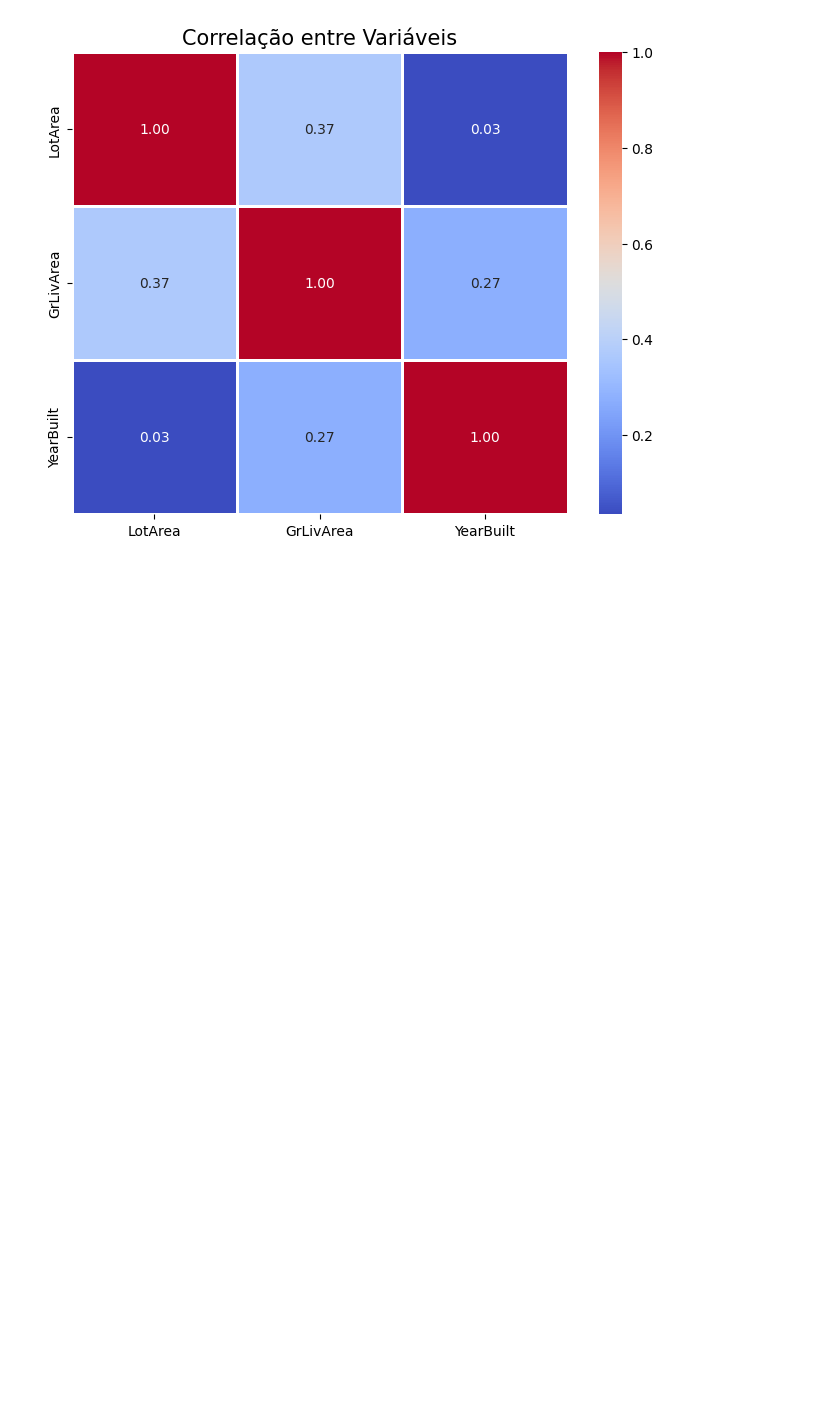
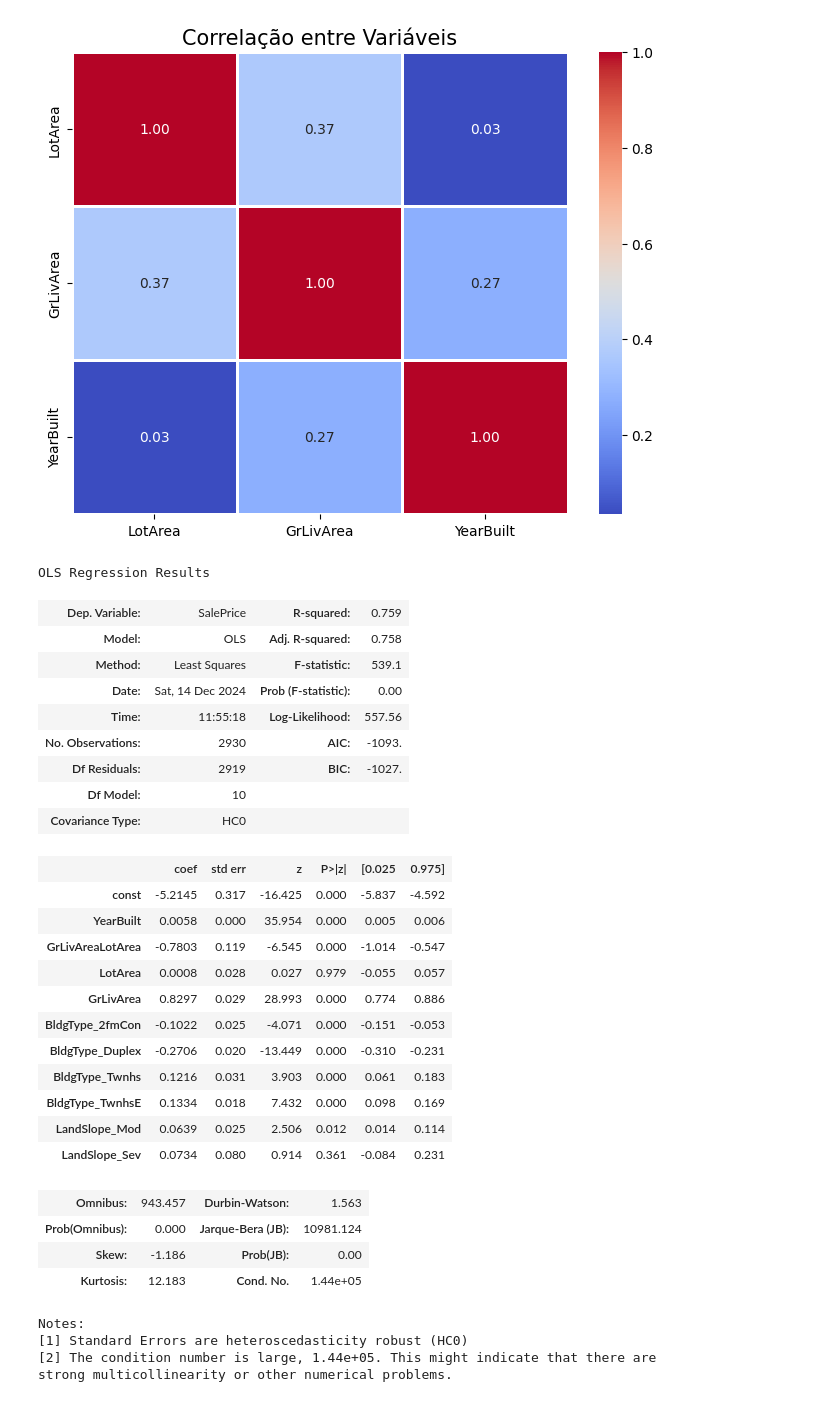
Before and after one commit to fernandosola/202412_aedi_regressao, a Jupyter notebook: notebooks/analise.ipynb, the cells around one changed output. Cells and saved outputs as stored; diff of their text form; code cells hidden in the pictures; blank space fills up the shorter version.

```diff
--- a/notebooks/analise.ipynb
+++ b/notebooks/analise.ipynb
@@ -1340,0 +1175,70 @@ print()
+# %%
+from sklearn.preprocessing import StandardScaler, MinMaxScaler
+standard_scaler = StandardScaler()
+min_max_scaler = MinMaxScaler()
+
+###
+# teste com apenas log
+###
+y = np.log(df['SalePrice'])
+df['GrLivAreaLotArea'] = df['GrLivArea'] / df['LotArea']
+x_continuas = np.log(df[['LotArea','GrLivArea']])
+x = pd.concat([df[['YearBuilt','GrLivAreaLotArea']], x_continuas, bldg_type_dummies, land_slope_dummies], axis=1).astype(float)
+x_with_constant = sm.add_constant(x)
+
+###
+# teste com scaler
+###
+# y = np.log(df['SalePrice'])
+# x_normalizado = standard_scaler.fit_transform(df[['YearBuilt']])
+# x_normalizado = pd.DataFrame(x_normalizado, columns=['YearBuilt'])
+# x_continuas = np.log(df[['LotArea', 'GrLivArea']])
+# x = pd.concat([x_normalizado, x_continuas, bldg_type_dummies, land_slope_dummies], axis=1).astype(float)
+# x_with_constant = sm.add_constant(x)
+
+###
+# teste com scaler
+###
+# y = np.log(df['SalePrice'])
+# x_normalizado = min_max_scaler.fit_transform(df[['YearBuilt']])
+# x_normalizado = pd.DataFrame(x_normalizado, columns=['YearBuilt'])
+# x_continuas = np.log(df[['LotArea', 'GrLivArea']])
+# x = pd.concat([x_normalizado, x_continuas, bldg_type_dummies, land_slope_dummies], axis=1).astype(float)
+# x_with_constant = sm.add_constant(x)
+
+lm_robusto = sm.OLS(y, x_with_constant, missing='drop').fit(cov_type='HC0')
+predictions = lm_robusto.predict(x_with_constant)
+# print(list(predictions)[:5])
+
+lm_robusto.summary()
+# %% [output]
+OLS Regression Results
+| Dep. Variable: | SalePrice | R-squared: | 0.759 |
+| Model: | OLS | Adj. R-squared: | 0.758 |
+| Method: | Least Squares | F-statistic: | 539.1 |
+| Date: | Sat, 14 Dec 2024 | Prob (F-statistic): | 0.00 |
+| Time: | 11:55:18 | Log-Likelihood: | 557.56 |
+| No. Observations: | 2930 | AIC: | -1093. |
+| Df Residuals: | 2919 | BIC: | -1027. |
+| Df Model: | 10 |  |  |
+| Covariance Type: | HC0 |  |  |
+|  | coef | std err | z | P>|z| | [0.025 | 0.975] |
+| const | -5.2145 | 0.317 | -16.425 | 0.000 | -5.837 | -4.592 |
+| YearBuilt | 0.0058 | 0.000 | 35.954 | 0.000 | 0.005 | 0.006 |
+| GrLivAreaLotArea | -0.7803 | 0.119 | -6.545 | 0.000 | -1.014 | -0.547 |
+| LotArea | 0.0008 | 0.028 | 0.027 | 0.979 | -0.055 | 0.057 |
+| GrLivArea | 0.8297 | 0.029 | 28.993 | 0.000 | 0.774 | 0.886 |
+| BldgType_2fmCon | -0.1022 | 0.025 | -4.071 | 0.000 | -0.151 | -0.053 |
+| BldgType_Duplex | -0.2706 | 0.020 | -13.449 | 0.000 | -0.310 | -0.231 |
+| BldgType_Twnhs | 0.1216 | 0.031 | 3.903 | 0.000 | 0.061 | 0.183 |
+| BldgType_TwnhsE | 0.1334 | 0.018 | 7.432 | 0.000 | 0.098 | 0.169 |
+| LandSlope_Mod | 0.0639 | 0.025 | 2.506 | 0.012 | 0.014 | 0.114 |
+| LandSlope_Sev | 0.0734 | 0.080 | 0.914 | 0.361 | -0.084 | 0.231 |
+| Omnibus: | 943.457 | Durbin-Watson: | 1.563 |
+| Prob(Omnibus): | 0.000 | Jarque-Bera (JB): | 10981.124 |
+| Skew: | -1.186 | Prob(JB): | 0.00 |
+| Kurtosis: | 12.183 | Cond. No. | 1.44e+05 |
+Notes:
+[1] Standard Errors are heteroscedasticity robust (HC0)
+[2] The condition number is large, 1.44e+05. This might indicate that there are
+strong multicollinearity or other numerical problems.
```
Also changed, not shown: parts of 9 cells of this notebook.
